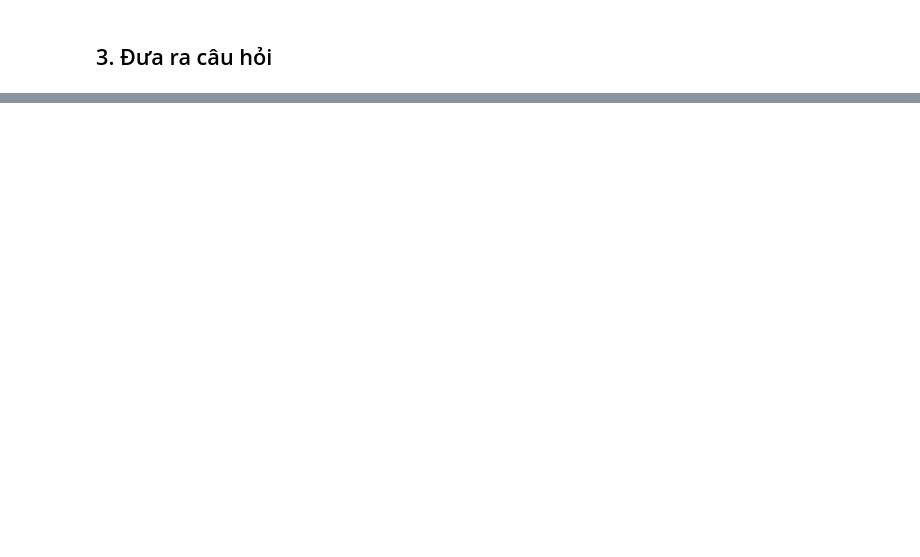
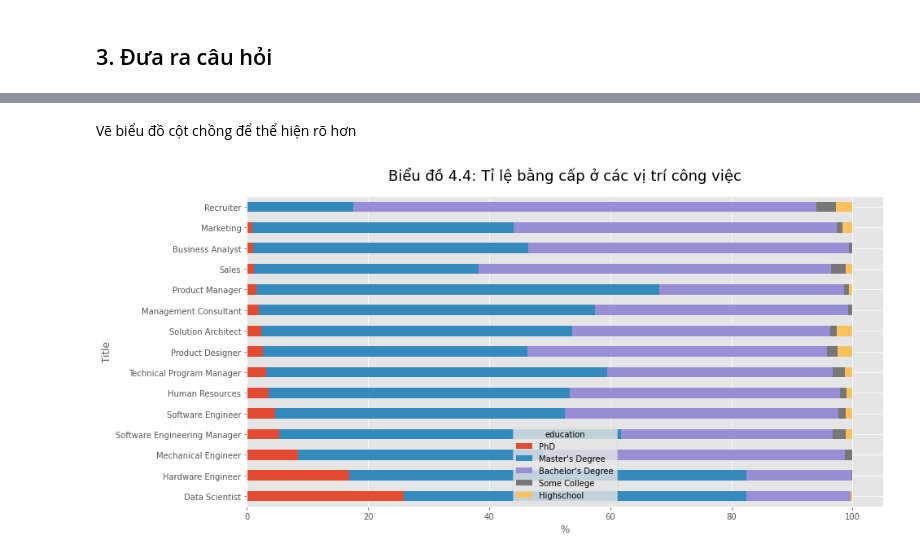
Before and after one commit to TanThinNguyen/P4DS-final-project, a Jupyter notebook: notebook.ipynb, the cells around one changed output, grey strips where cells are left out. Saved outputs shown, nothing was run; the diff lists cells and outputs as text; code cells hidden in the pictures; blank space fills up the shorter version.

```diff
--- a/notebook.ipynb
+++ b/notebook.ipynb
@@ -529,0 +398,4 @@ tmp
+# %%
+df_tmp = df.groupby(['title', 'education']).size()
+df_tmp = df_tmp.unstack().fillna(0)
+df_tmp
@@ -529,0 +422,7 @@ tmp
+# %%
+df_percentage = df_tmp.apply(lambda col: col*100/df_tmp.sum(axis=1))
+df_percentage = df_percentage.sort_values('PhD', ascending=False)
+# selected_phd_title = df_percentage.index[[0, 1, 2, -3, -2, -1]]
+df_percentage = df_percentage[["PhD", "Master's Degree", "Bachelor's Degree", "Some College", "Highschool"]]
+# df_percentage = df_percentage[["PhD", "Bachelor's Degree", "Some College", "Highschool", "Master's Degree"]]
+df_percentage
@@ -529,0 +447,9 @@ tmp
+# %% [markdown]
+Vẽ biểu đồ cột chồng để thể hiện rõ hơn
+# %%
+df_percentage.plot(kind='barh', stacked=True, figsize=(14, 7))
+plt.xlabel('%')
+plt.ylabel('Title')
+plt.title('Biểu đồ 4.4: Tỉ lệ bằng cấp ở các vị trí công việc', fontsize=18, pad=20);
+# %% [output]
+[figure, added]
```
Also changed, not shown: parts of 98 cells of this notebook, 1 other file.
